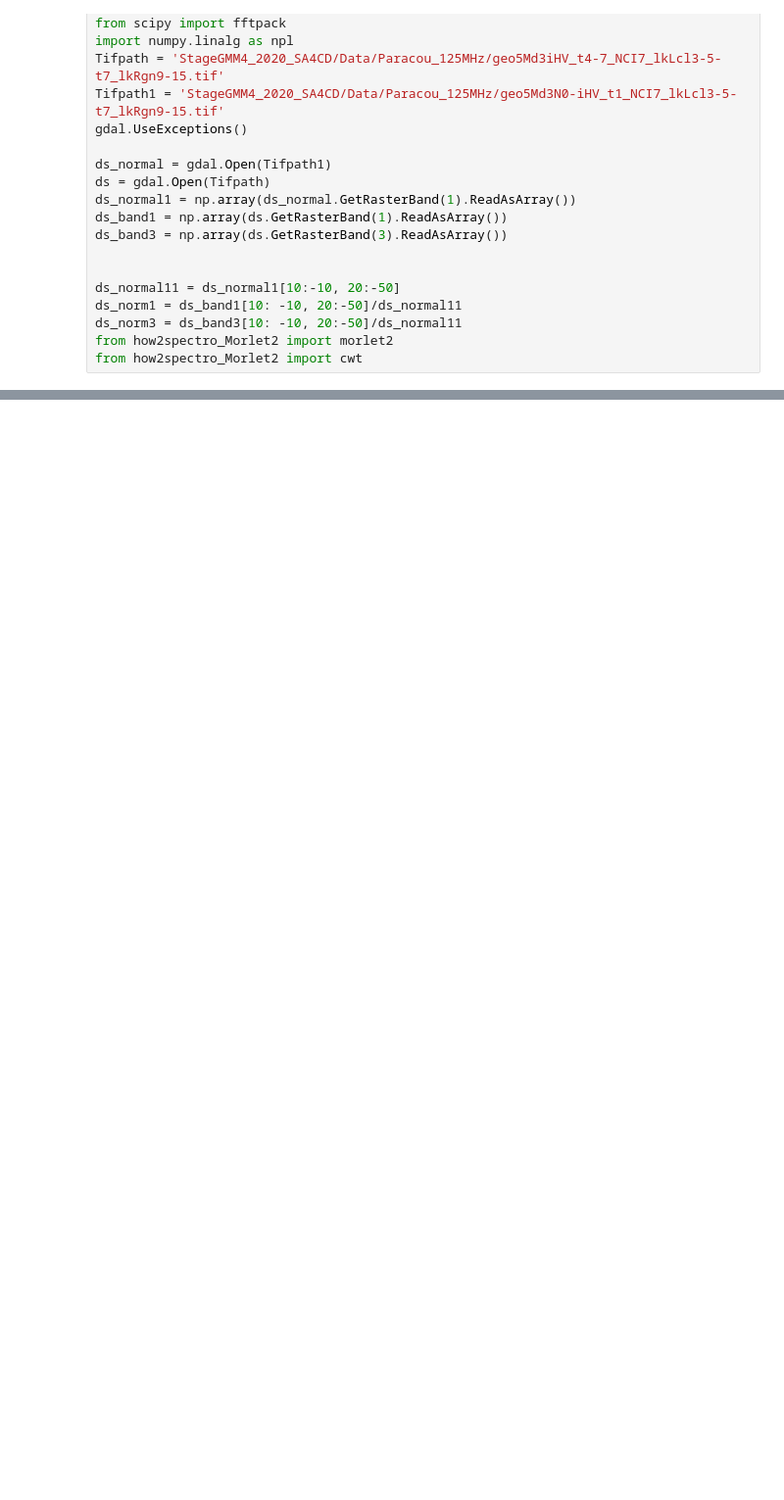
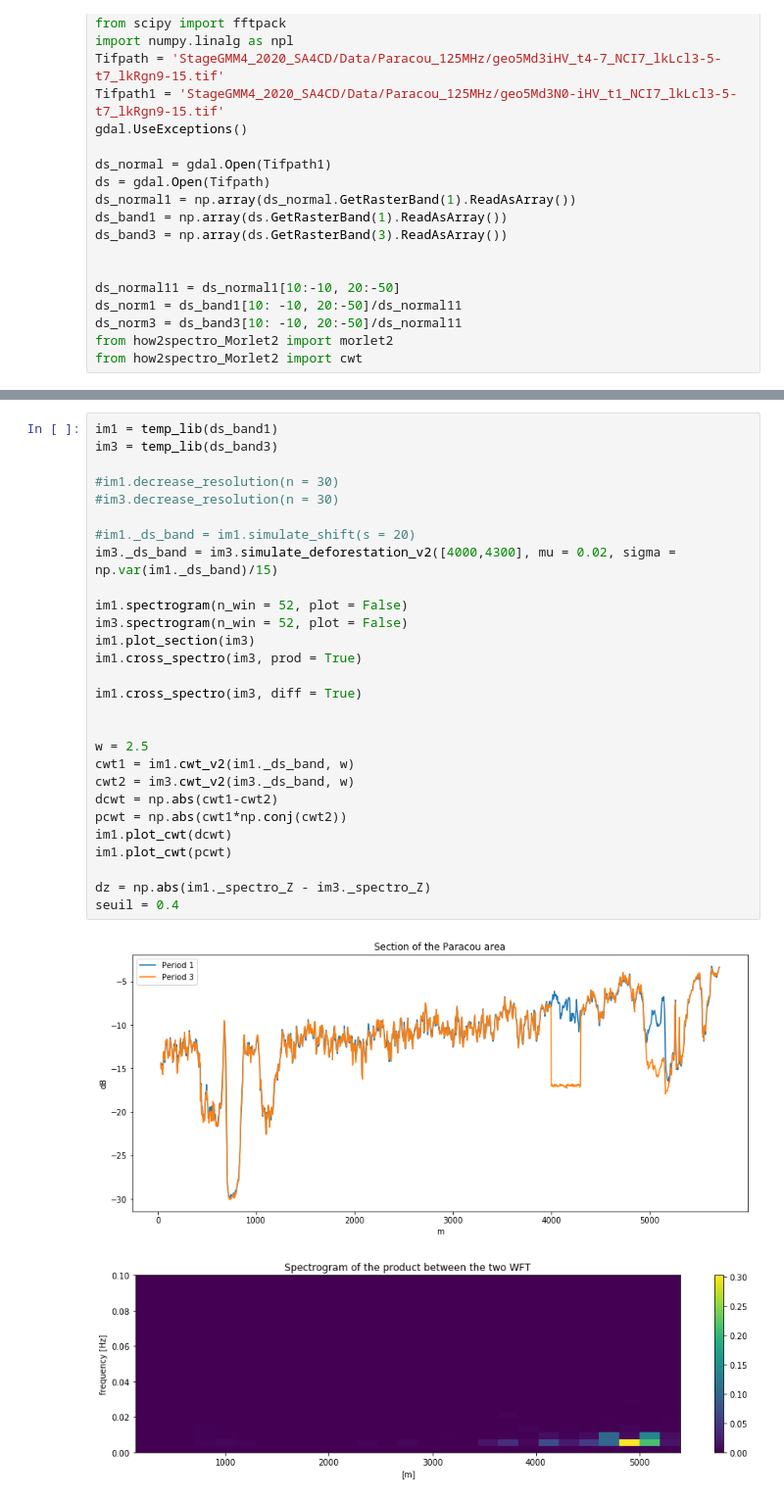
Before and after one commit to eobroets/CESBIO, a Jupyter notebook: test_shift.ipynb, the cells around one changed output, grey strips where cells are left out. Shown: that part at 98% size. Cells and saved outputs as stored; diff of their text form; blank space fills up the shorter version.

```diff
--- a/test_shift.ipynb
+++ b/test_shift.ipynb
@@ -75,0 +81,31 @@ im1.plot_cwt(tmp)
+# %%
+im1 = temp_lib(ds_band1)
+im3 = temp_lib(ds_band3)
+
+#im1.decrease_resolution(n = 30)
+#im3.decrease_resolution(n = 30)
+
+#im1._ds_band = im1.simulate_shift(s = 20)
+im3._ds_band = im3.simulate_deforestation_v2([4000,4300], mu = 0.02, sigma = np.var(im1._ds_band)/15)
+
+im1.spectrogram(n_win = 52, plot = False)
+im3.spectrogram(n_win = 52, plot = False)
+im1.plot_section(im3)
+im1.cross_spectro(im3, prod = True)
+
+im1.cross_spectro(im3, diff = True)
+
+
+w = 2.5
+cwt1 = im1.cwt_v2(im1._ds_band, w)
+cwt2 = im3.cwt_v2(im3._ds_band, w)
+dcwt = np.abs(cwt1-cwt2)
+pcwt = np.abs(cwt1*np.conj(cwt2))
+im1.plot_cwt(dcwt)
+im1.plot_cwt(pcwt)
+
+dz = np.abs(im1._spectro_Z - im3._spectro_Z)
+seuil = 0.4
+# %% [output]
+[figure, added]
+[figure, added]
```
Also changed, not shown: parts of 5 cells of this notebook, 1 other file.
